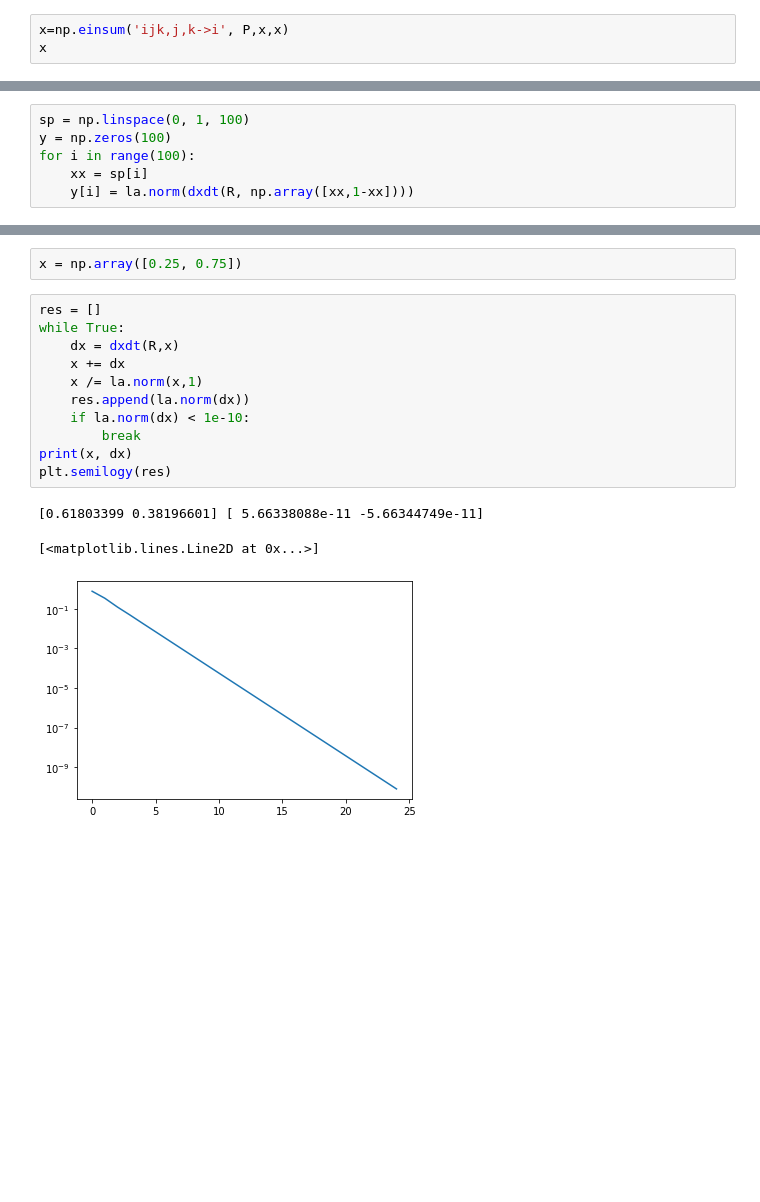
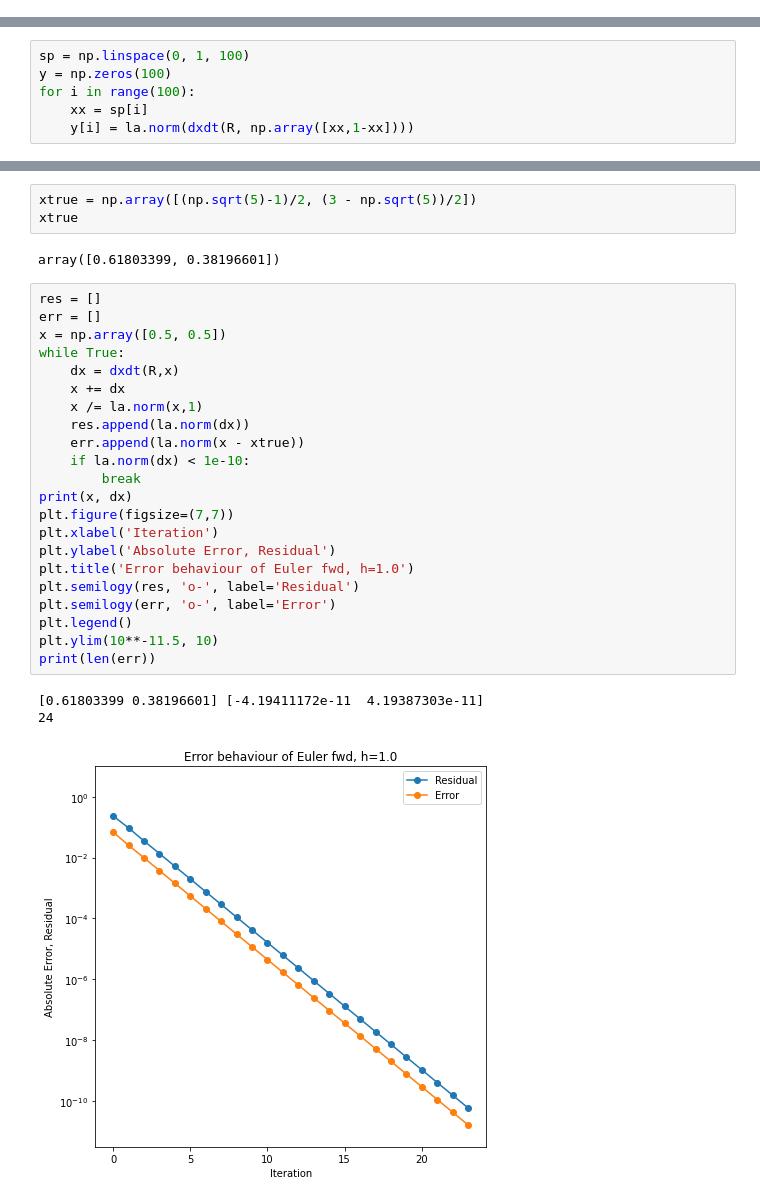
Before and after one commit to nicknytko/cs598-hom, a Jupyter notebook: power_vs_euler.ipynb, the cells around one changed output, grey strips where cells are left out. Saved outputs shown, nothing was run; the diff lists cells and outputs as text; blank space fills up the shorter version.

```diff
--- a/power_vs_euler.ipynb
+++ b/power_vs_euler.ipynb
@@ -32,6 +33,3 @@ array([[0., 1., 1., 1.],
        [1., 0., 0., 0.]])
 # %%
 x = np.array([0.5,0.5])
-# %%
-x=np.einsum('ijk,j,k->i', P,x,x)
-x
@@ -75,17 +71,31 @@ plt.plot(y)
-# %%
-x = np.array([0.25, 0.75])
+# %%
+xtrue = np.array([(np.sqrt(5)-1)/2, (3 - np.sqrt(5))/2])
+xtrue
+# %% [output]
+array([0.61803399, 0.38196601])
 # %%
 res = []
+err = []
+x = np.array([0.5, 0.5])
 while True:
     dx = dxdt(R,x)
     x += dx
     x /= la.norm(x,1)
     res.append(la.norm(dx))
+    err.append(la.norm(x - xtrue))
     if la.norm(dx) < 1e-10:
         break
 print(x, dx)
-plt.semilogy(res)
+plt.figure(figsize=(7,7))
+plt.xlabel('Iteration')
+plt.ylabel('Absolute Error, Residual')
+plt.title('Error behaviour of Euler fwd, h=1.0')
+plt.semilogy(res, 'o-', label='Residual')
+plt.semilogy(err, 'o-', label='Error')
+plt.legend()
+plt.ylim(10**-11.5, 10)
+print(len(err))
 # %% [output]
-[0.61803399 0.38196601] [ 5.66338088e-11 -5.66344749e-11]
+[0.61803399 0.38196601] [-4.19411172e-11  4.19387303e-11]
+24
-[<matplotlib.lines.Line2D at 0x...>]
-[figure, old version]
+[figure, new version]
```
Also changed, not shown: parts of 5 cells of this notebook, 5 other files.
